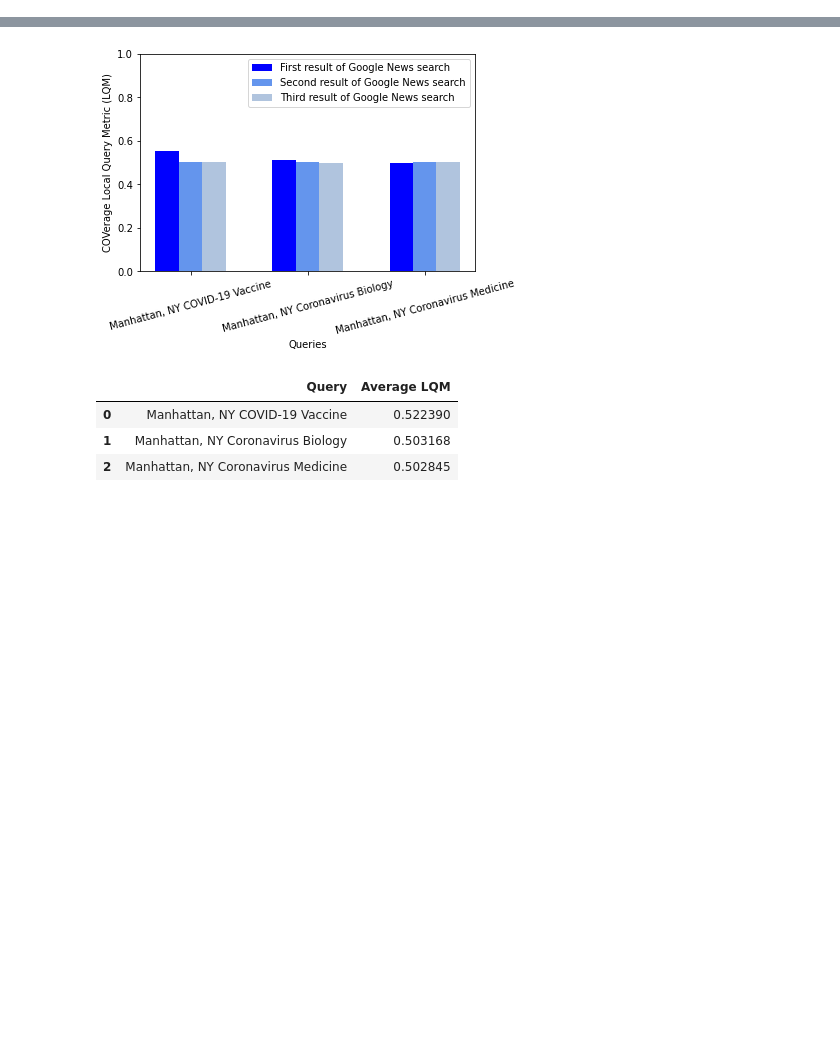
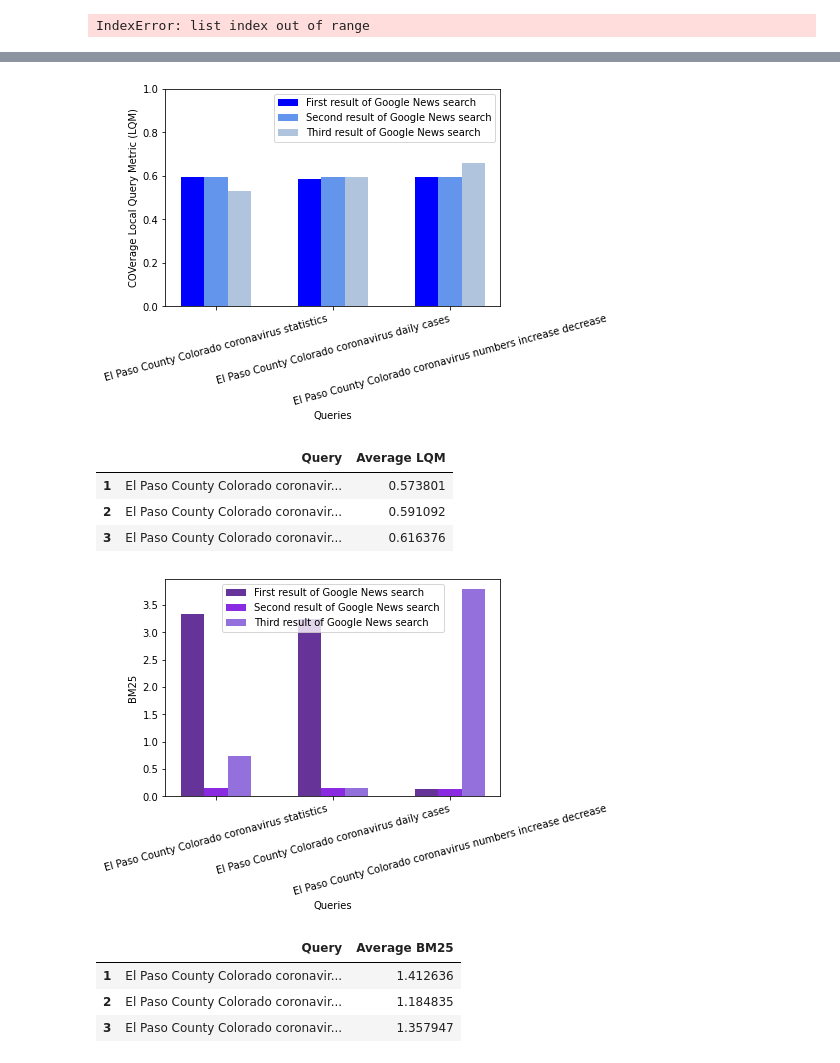
Before and after one commit to AaditT/coverage-api, a Jupyter notebook: Localized Search Query Algorithm Results.ipynb, the cells around one changed output, grey strips where cells are left out. Cells and saved outputs as stored; diff of their text form; code cells hidden in the pictures; blank space fills up the shorter version.

```diff
--- a/Localized Search Query Algorithm Results.ipynb
+++ b/Localized Search Query Algorithm Results.ipynb
@@ -51,15 +51,3 @@ def lavaa_abstractive(query, url):
     s_query = 10*(lavaa/text_words_len)
 
     return 1 / (1 + math.exp(-s_query))
-# %%
-def bm25_metric(query, url):
-    try:
-        text = (fulltext(requests.get(url).text)).replace("\n", " ")
-    except:
-        return 0.2
-    text_corpus = text.split()
-    bm25 = BM25Okapi(text_corpus)
-    query_tokens = query.split(" ")
-    doc_scores = bm25.get_scores(query_tokens)
-    return doc_scores
-print(bm25_metric("Ramsey County Minnesota policy law", "https://www.twincities.com/2020/07/16/ramsey-county-judge-hears-arguments-alleging-gov-walzs-executive-orders-violate-civil-liberties/"))
@@ -90,14 +100,17 @@ def query_urls(query):
     googlenews.setlang('en')
     googlenews.search(query)
     results = googlenews.result()
-    count = 3
-    for i in range(count):
-        url = results[i]['link']
+    limit = 3
+    counter = 0
+    url_counter = 0
+    while counter < limit:
+        url = results[url_counter]['link']
+        url_counter += 1
         try:
             text = (fulltext(requests.get(url).text)).replace("\n", " ")
+            if len(text.split()) > 50:
+                urls.append(url)
+                counter += 1
         except:
-            count += 1
-        urls.append(url)
+            continue
     return urls[0], urls[1], urls[2]
-
-query_urls("Ramsey County Minnesota policy law")
@@ -111,13 +120,13 @@ query_urls("Ramsey County Minnesota policy law")
 # %%
 # URL's determined by Google News search algorithm
 
-query1 = "International Coronavirus Vaccine news"
+query1 = "Ramsey County Minnesota coronavirus policy news"
 url1_1, url1_2, url1_3 = query_urls(query1)
 
-query2 = "Global COVID-19 Medicine"
+query2 = "Ramsey County Minnesota coronavirus law news"
 url2_1, url2_2, url2_3 = query_urls(query2)
 
-query3 = "International COVID-19 Biology"
+query3 = "Ramsey County Minnesota coronavirus legal news"
 url3_1, url3_2, url3_3 = query_urls(query3)
 
 score1_1 = lavaa_abstractive(query1, url1_1)
@@ -213,0 +249,25 @@ visualization([query1, query2, query3], [score1_vals, score2_vals, score3_vals])
+# %%
+query1_2 = "Clark County Nevada coronavirus economy impact"
+url1_1_2, url1_2_2, url1_3_2 = query_urls(query1_2)
+
+query2_2 = "Clark County Nevada coronavirus businesses"
+url2_1_2, url2_2_2, url2_3_2 = query_urls(query2_2)
+
+query3_2 = "Clark County Nevada coronavirus workforce employment"
+url3_1_2, url3_2_2, url3_3_2 = query_urls(query3_2)
+
+score1_1_2 = lavaa_abstractive(query1_2, url1_1_2)
+score1_2_2 = lavaa_abstractive(query1_2, url1_2_2)
+score1_3_2 = lavaa_abstractive(query1_2, url1_3_2)
+score2_1_2 = lavaa_abstractive(query2_2, url2_1_2)
+score2_2_2 = lavaa_abstractive(query2_2, url2_2_2)
+score2_3_2 = lavaa_abstractive(query2_2, url2_3_2)
+score3_1_2 = lavaa_abstractive(query3_2, url3_1_2)
+score3_2_2 = lavaa_abstractive(query3_2, url3_2_2)
+score3_3_2 = lavaa_abstractive(query3_2, url3_3_2)
+
+score1_vals_2 = [score1_1_2, score1_2_2, score1_3_2]
+score2_vals_2 = [score2_1_2, score2_2_2, score2_3_2]
+score3_vals_2 = [score3_1_2, score3_2_2, score3_3_2]
+# %% [output]
+IndexError: list index out of range
@@ -215,13 +278,13 @@ visualization([query1, query2, query3], [score1_vals, score2_vals, score3_vals])
 # Query 3 - Sedgwick County, Kansas: Statistics
 ![Sedgwick County, Kansas](https://upload.wikimedia.org/wikipedia/commons/thumb/2/2a/Sedgwick_county_kansas_courthouse_2009.jpg/1200px-Sedgwick_county_kansas_courthouse_2009.jpg)
 # %%
-query1 = "Manhattan, NY COVID-19 Vaccine"
+query1 = "El Paso County Colorado coronavirus statistics"
 url1_1, url1_2, url1_3 = query_urls(query1)
 
-query2 = "Manhattan, NY Coronavirus Biology"
+query2 = "El Paso County Colorado coronavirus daily cases"
 url2_1, url2_2, url2_3 = query_urls(query2)
 
-query3 = "Manhattan, NY Coronavirus Medicine"
+query3 = "El Paso County Colorado coronavirus numbers increase decrease"
 url3_1, url3_2, url3_3 = query_urls(query3)
 
 score1_1 = lavaa_abstractive(query1, url1_1)
@@ -239,9 +302,15 @@ score2_vals = [score2_1, score2_2, score2_3]
 score3_vals = [score3_1, score3_2, score3_3]
 # %%
 visualization([query1, query2, query3], [score1_vals, score2_vals, score3_vals])
+bm25_visualization([query1, query2, query3])
 # %% [output]
-[figure, old version]
+[figure, new version]
 |  | Query | Average LQM |
-| 0 | Manhattan, NY COVID-19 Vaccine | 0.522390 |
-| 1 | Manhattan, NY Coronavirus Biology | 0.503168 |
-| 2 | Manhattan, NY Coronavirus Medicine | 0.502845 |
+| 1 | El Paso County Colorado coronavir... | 0.573801 |
+| 2 | El Paso County Colorado coronavir... | 0.591092 |
+| 3 | El Paso County Colorado coronavir... | 0.616376 |
+[figure, added]
+|  | Query | Average BM25 |
+| 1 | El Paso County Colorado coronavir... | 1.412636 |
+| 2 | El Paso County Colorado coronavir... | 1.184835 |
+| 3 | El Paso County Colorado coronavir... | 1.357947 |
```
Also changed, not shown: parts of 8 cells of this notebook, 1 other file.
